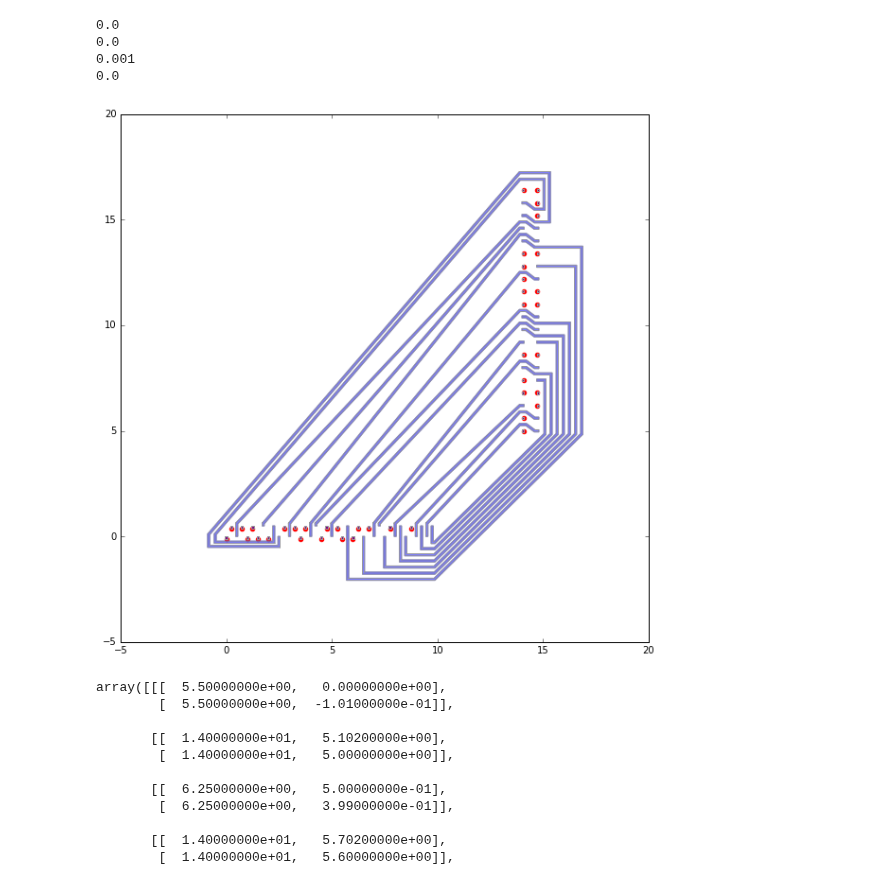
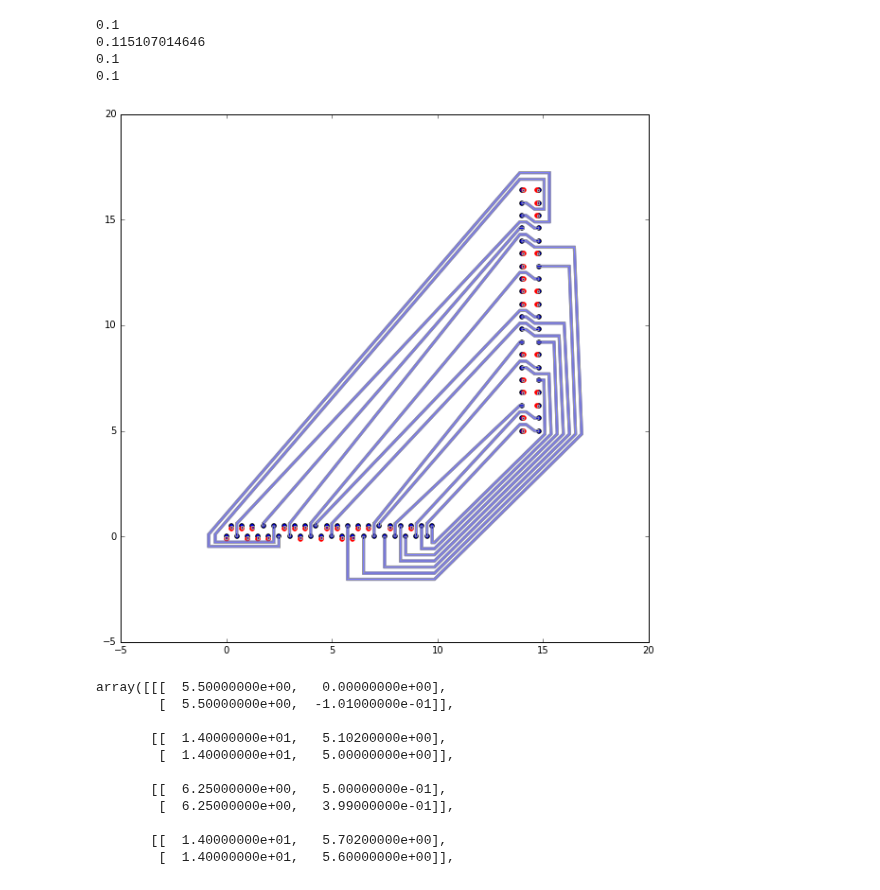
Before and after one commit to elejke/shortest_path, a Jupyter notebook: code/embedding.ipynb, the cells around one changed output. Cells and saved outputs as stored; diff of their text form; code cells hidden in the pictures.

```diff
--- a/code/embedding.ipynb
+++ b/code/embedding.ipynb
@@ -43,5 +45,5 @@ submit(int_lines_list, ext_lines_list, jump_lines, jump_coordinates)
 # %%
-internal, external, jump_lines = get_lines(connections, subsequences[4], subsequences[7], chip_1, chip_2, 2)
+internal, external, jump_lines = get_lines(connections, subsequences[0], subsequences[1], chip_1, chip_2, 1)
 # %%
 internal, external = optimize_embedding(internal, external, jump_lines, chip_1, chip_2)
 # %%
@@ -50,21 +52,21 @@ print min_distance_to_pins(internal, chip_2.values)
 print min_distance_to_pins(external, chip_1.values)
 print min_distance_to_pins(external, chip_2.values)
 # %% [output]
-0.0
-0.0
-0.001
-0.0
+0.1
+0.115107014646
+0.1
+0.1
 # %%
 plot_all_lines(internal, 0.05)
 plot_all_lines(external, 0.05)
 
-#plt.scatter(chip_1.values.T[0], chip_1.values.T[1])
-#plt.scatter(chip_2.values.T[0][-4], chip_2.values.T[1][-4])
+plt.scatter(chip_1.values.T[0], chip_1.values.T[1])
+plt.scatter(chip_2.values.T[0], chip_2.values.T[1])
 plt.scatter(np.array(jump_coordinates).T[0], np.array(jump_coordinates).T[1], color = 'r')
 
 plot_all_lines(jump_lines, 0.05)
 # %% [output]
-[figure, old version]
+[figure, new version]
 # %%
 jump_lines
 # %% [output]
```
Also changed, not shown: parts of 5 cells of this notebook, 3 other files.
